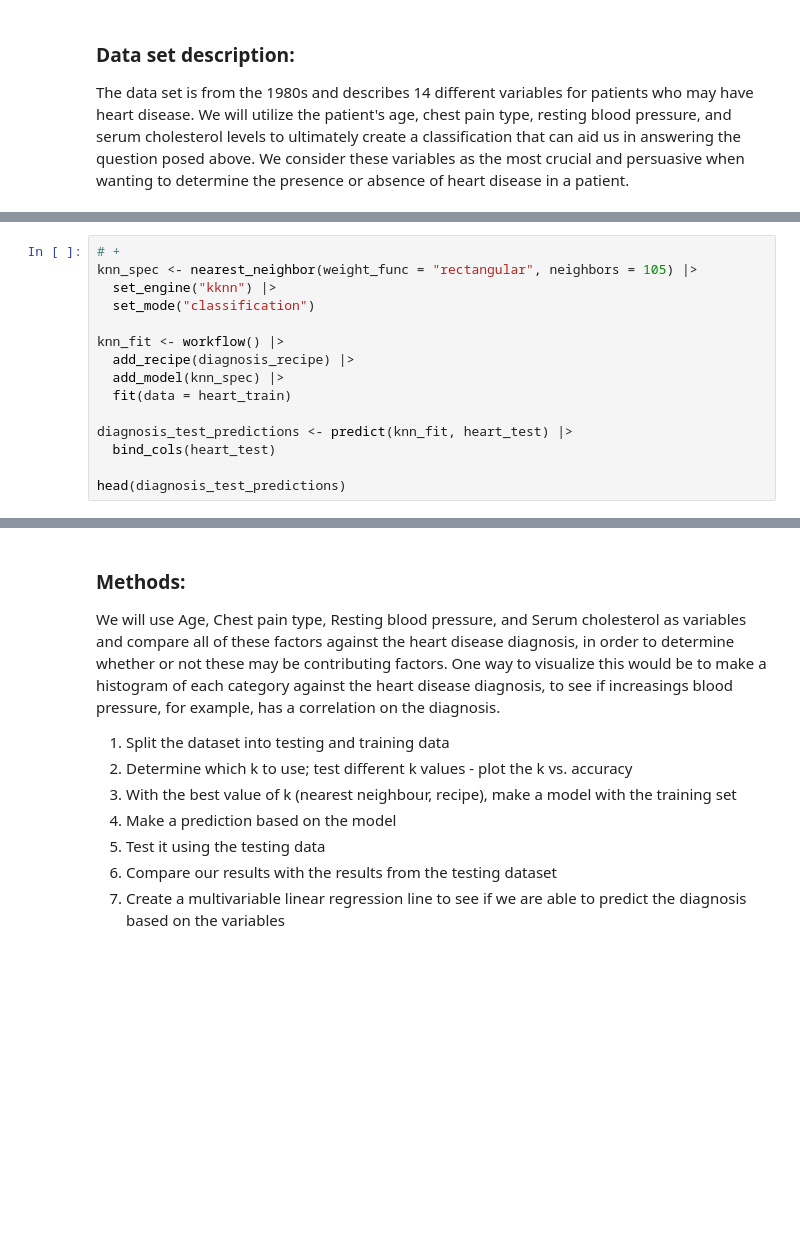
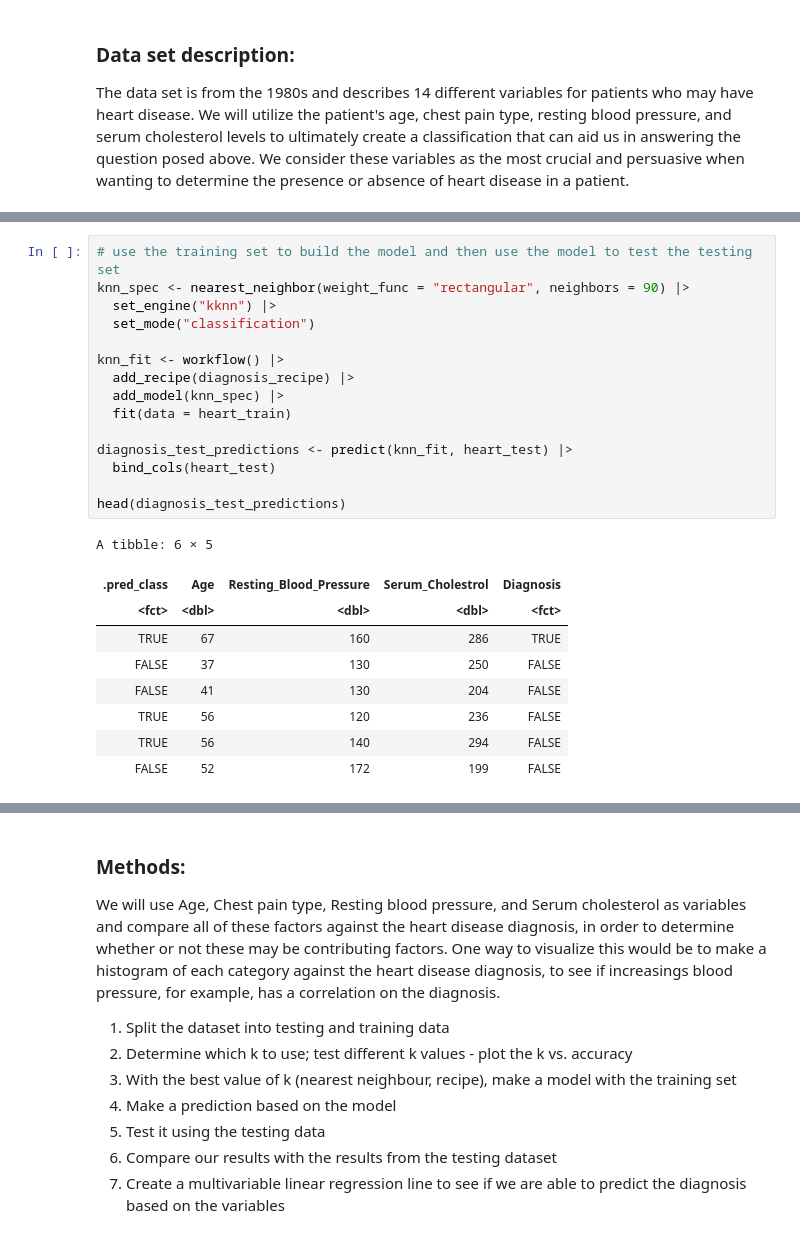
Before and after one commit to Parsapk1/NEW_DSCI_PROJECT, a Jupyter notebook: DSCI100_Project.ipynb, the cells around one changed output, grey strips where cells are left out. Saved outputs shown, nothing was run; the diff lists cells and outputs as text; blank space fills up the shorter version.

```diff
--- a/DSCI100_Project.ipynb
+++ b/DSCI100_Project.ipynb
@@ -155,16 +279,26 @@ cross_val_plot
 # %%
-# +
-knn_spec <- nearest_neighbor(weight_func = "rectangular", neighbors = 105) |>
+# use the training set to build the model and then use the model to test the testing set
+knn_spec <- nearest_neighbor(weight_func = "rectangular", neighbors = 90) |>
   set_engine("kknn") |>
   set_mode("classification")
 
 knn_fit <- workflow() |>
   add_recipe(diagnosis_recipe) |>
   add_model(knn_spec) |>
   fit(data = heart_train)
 
 diagnosis_test_predictions <- predict(knn_fit, heart_test) |>
   bind_cols(heart_test)
 
 head(diagnosis_test_predictions)
+# %% [output]
+A tibble: 6 × 5
+| .pred_class | Age | Resting_Blood_Pressure | Serum_Cholestrol | Diagnosis |
+| <fct> | <dbl> | <dbl> | <dbl> | <fct> |
+| TRUE | 67 | 160 | 286 | TRUE |
+| FALSE | 37 | 130 | 250 | FALSE |
+| FALSE | 41 | 130 | 204 | FALSE |
+| TRUE | 56 | 120 | 236 | FALSE |
+| TRUE | 56 | 140 | 294 | FALSE |
+| FALSE | 52 | 172 | 199 | FALSE |
 # %%
```
Also changed, not shown: parts of 15 cells of this notebook.
